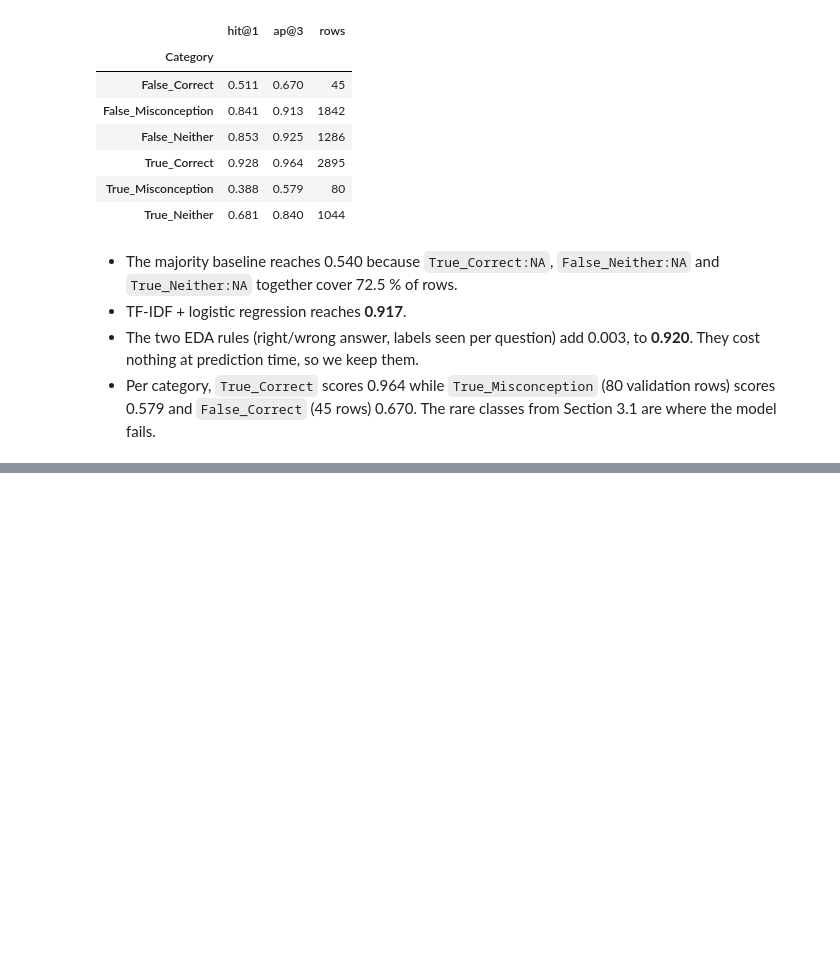
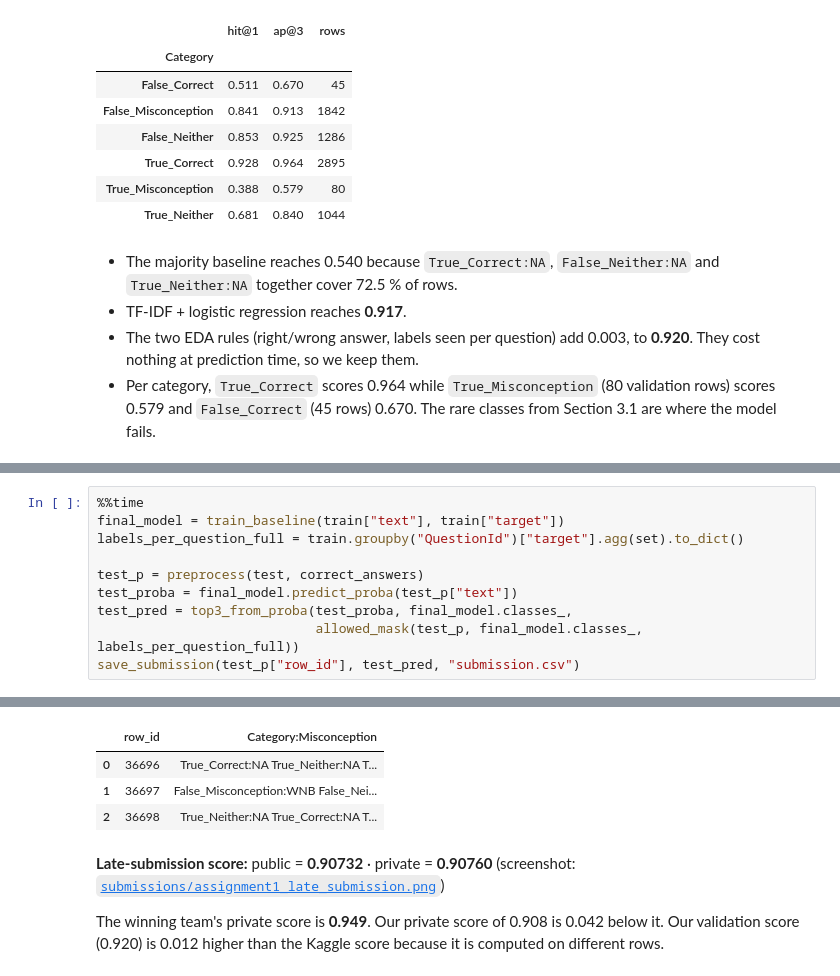
Before and after one commit to ceng313-2026/GROUP31_CENG313, a Jupyter notebook: assignment1_eda_baseline.ipynb, the cells around one changed output, grey strips where cells are left out. Drawn from its saved outputs; the diff is of its cells as text; blank space fills up the shorter version.

Commit message:
Finalize README, Kaggle score and conclusion

```diff
--- a/assignment1_eda_baseline.ipynb
+++ b/assignment1_eda_baseline.ipynb
@@ -418,0 +426,11 @@ val.groupby("Category")[["hit@1", "ap@3"]].mean().round(3).assign(rows=val["Cate
+# %%
+%%time
+final_model = train_baseline(train["text"], train["target"])
+labels_per_question_full = train.groupby("QuestionId")["target"].agg(set).to_dict()
+
+test_p = preprocess(test, correct_answers)
+test_proba = final_model.predict_proba(test_p["text"])
+test_pred = top3_from_proba(test_proba, final_model.classes_,
+                            allowed_mask(test_p, final_model.classes_, labels_per_question_full))
+save_submission(test_p["row_id"], test_pred, "submission.csv")
+# %% [output]
@@ -418,0 +439,8 @@ val.groupby("Category")[["hit@1", "ap@3"]].mean().round(3).assign(rows=val["Cate
+|  | row_id | Category:Misconception |
+| 0 | 36696 | True_Correct:NA True_Neither:NA T... |
+| 1 | 36697 | False_Misconception:WNB False_Nei... |
+| 2 | 36698 | True_Neither:NA True_Correct:NA T... |
+# %% [markdown]
+**Late-submission score:** public = **0.90732** · private = **0.90760** (screenshot: [`submissions/assignment1_late_submission.png`](submissions/assignment1_late_submission.png))
+
+The winning team's private score is **0.949**. Our private score of 0.908 is 0.042 below it. Our validation score (0.920) is 0.012 higher than the Kaggle score because it is computed on different rows.
```
Also changed, not shown: parts of 5 cells of this notebook, 1 other file.
